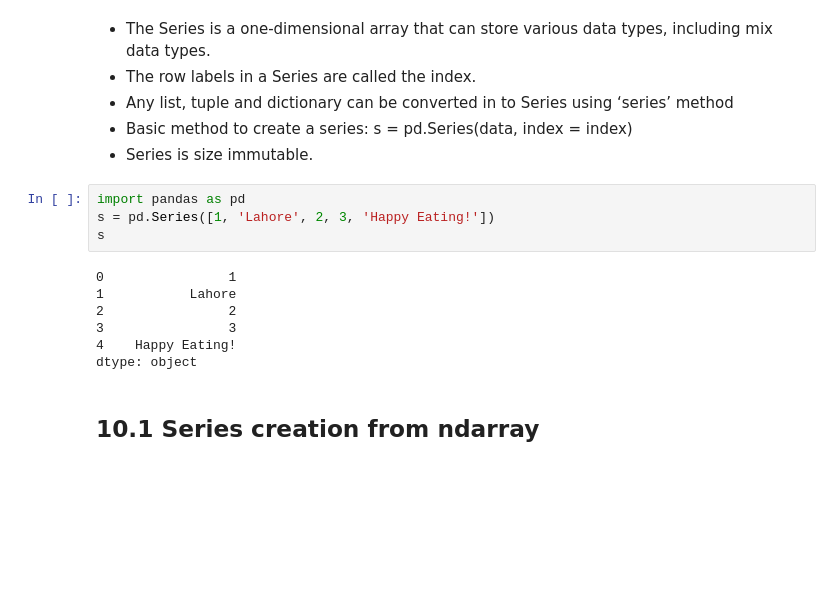
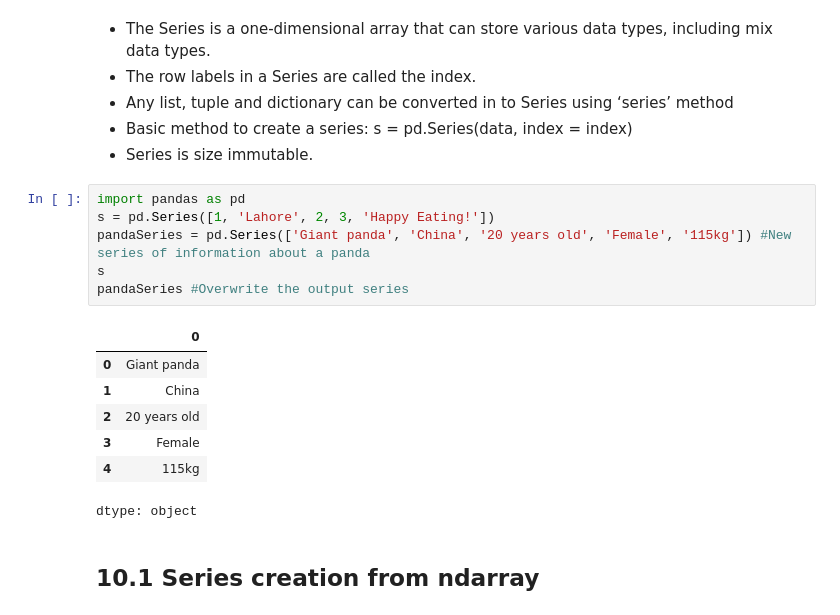
Before and after one commit to Stephy-Wong/Week1---Intro-to-Python, a Jupyter notebook: Introduction_to_Python.ipynb, the cells around one changed output. Saved outputs shown, nothing was run; the diff lists cells and outputs as text; blank space fills up the shorter version.

```diff
--- a/Introduction_to_Python.ipynb
+++ b/Introduction_to_Python.ipynb
@@ -974,13 +996,16 @@ These data structures are built on top of Numpy array, which means they are fast
 # %%
 import pandas as pd
 s = pd.Series([1, 'Lahore', 2, 3, 'Happy Eating!'])
+pandaSeries = pd.Series(['Giant panda', 'China', '20 years old', 'Female', '115kg']) #New series of information about a panda
 s
+pandaSeries #Overwrite the output series
 # %% [output]
+|  | 0 |
+| 0 | Giant panda |
+| 1 | China |
+| 2 | 20 years old |
+| 3 | Female |
+| 4 | 115kg |
-0                1
-1           Lahore
-2                2
-3                3
-4    Happy Eating!
 dtype: object
 # %% [markdown]
 ## 10.1 Series creation from ndarray
```
Also changed, not shown: parts of 29 cells of this notebook.
